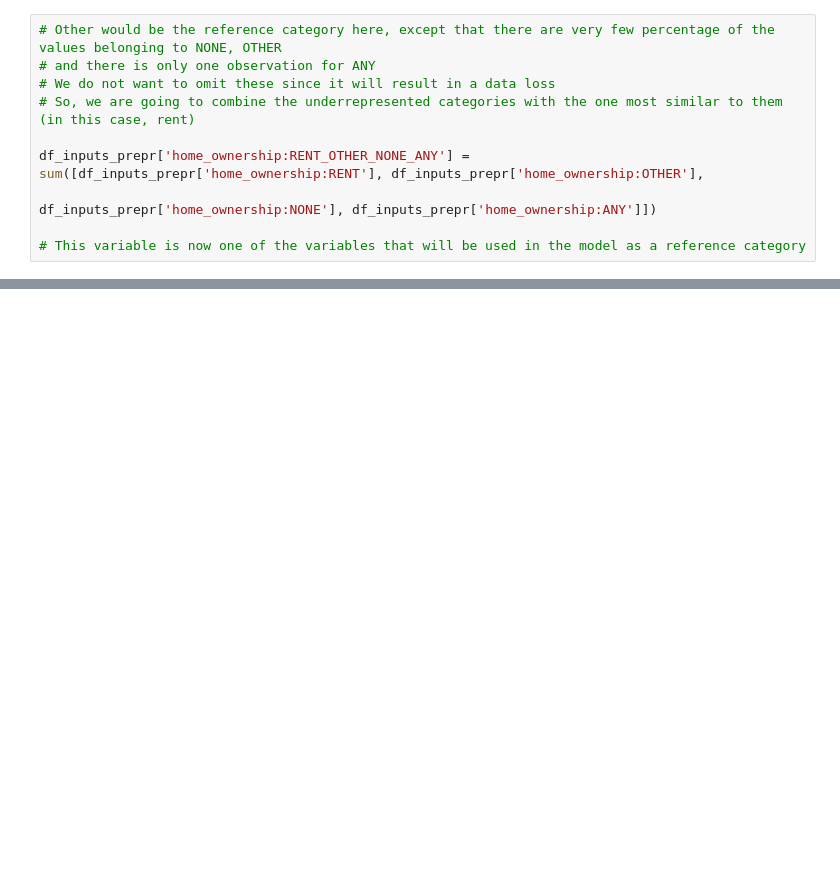
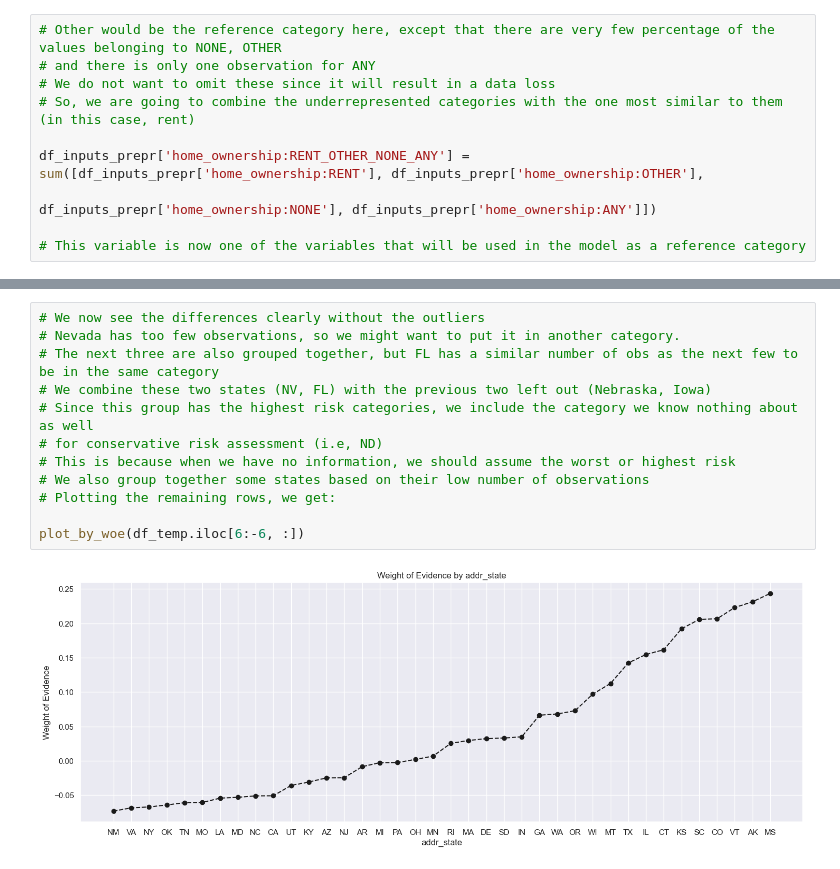
Before and after one commit to shruti-sriniv/Cred-Risk, a Jupyter notebook: Data Processing.ipynb, the cells around one changed output, grey strips where cells are left out. Saved outputs shown, nothing was run; the diff lists cells and outputs as text; blank space fills up the shorter version.

```diff
--- a/Data Processing.ipynb
+++ b/Data Processing.ipynb
@@ -745,0 +810,14 @@ df_inputs_prepr['home_ownership:RENT_OTHER_NONE_ANY'] = sum([df_inputs_prepr['ho
+# %%
+# We now see the differences clearly without the outliers
+# Nevada has too few observations, so we might want to put it in another category.
+# The next three are also grouped together, but FL has a similar number of obs as the next few to be in the same category
+# We combine these two states (NV, FL) with the previous two left out (Nebraska, Iowa)
+# Since this group has the highest risk categories, we include the category we know nothing about as well
+# for conservative risk assessment (i.e, ND)
+# This is because when we have no information, we should assume the worst or highest risk
+# We also group together some states based on their low number of observations
+# Plotting the remaining rows, we get:
+
+plot_by_woe(df_temp.iloc[6:-6, :])
+# %% [output]
+[figure, added]
```
Also changed, not shown: parts of 16 cells of this notebook.
